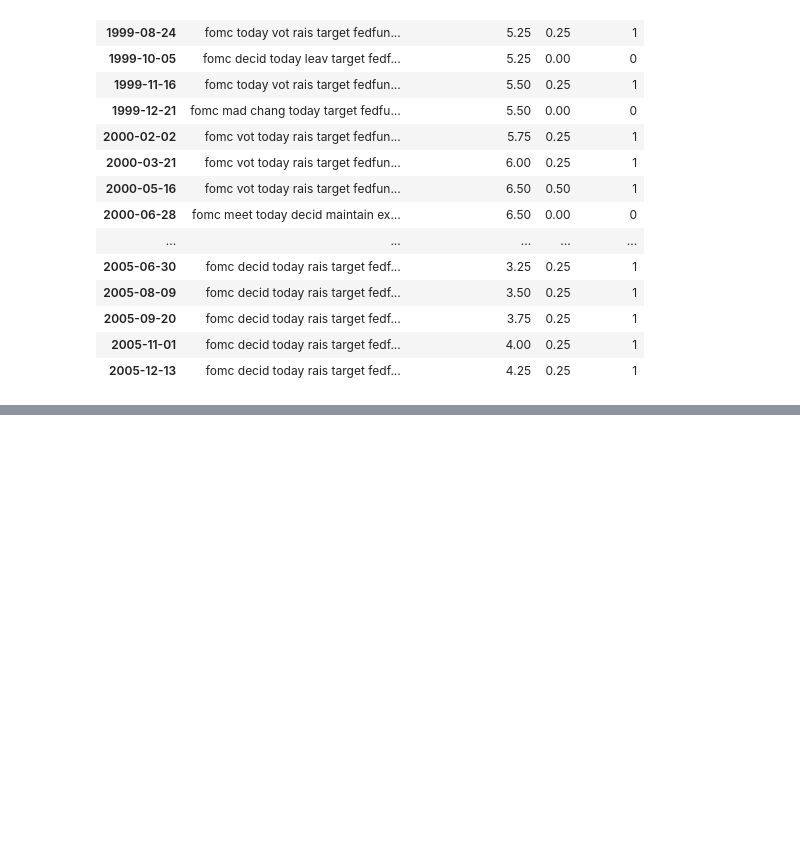
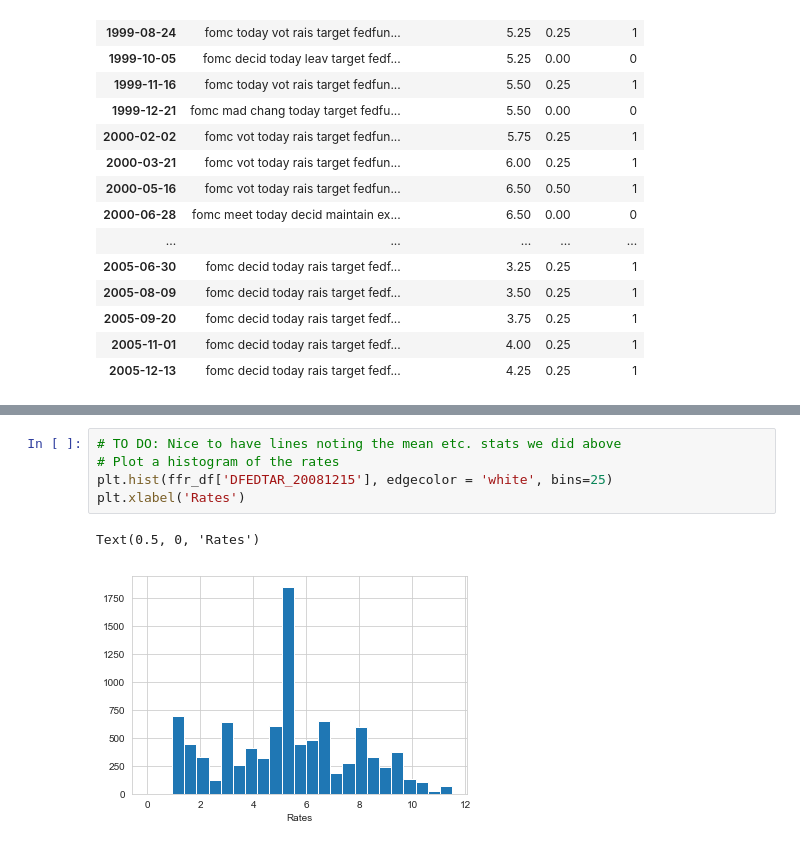
Before and after one commit to michellebonat/Fed_Funds_ML, a Jupyter notebook: Data.ipynb, the cells around one changed output, grey strips where cells are left out. Cells and saved outputs as stored; diff of their text form; blank space fills up the shorter version.

Commit message:
Top 20 words, rate change viz, stats for central tendencies

```diff
--- a/Data.ipynb
+++ b/Data.ipynb
@@ -263,0 +297,8 @@ wordcloud.to_file("images/all_doc_cloud.png")
+# %%
+# TO DO: Nice to have lines noting the mean etc. stats we did above
+# Plot a histogram of the rates
+plt.hist(ffr_df['DFEDTAR_20081215'], edgecolor = 'white', bins=25)
+plt.xlabel('Rates')
+# %% [output]
+Text(0.5, 0, 'Rates')
+[figure, added]
```
Also changed, not shown: parts of 12 cells of this notebook, 1 other file.
